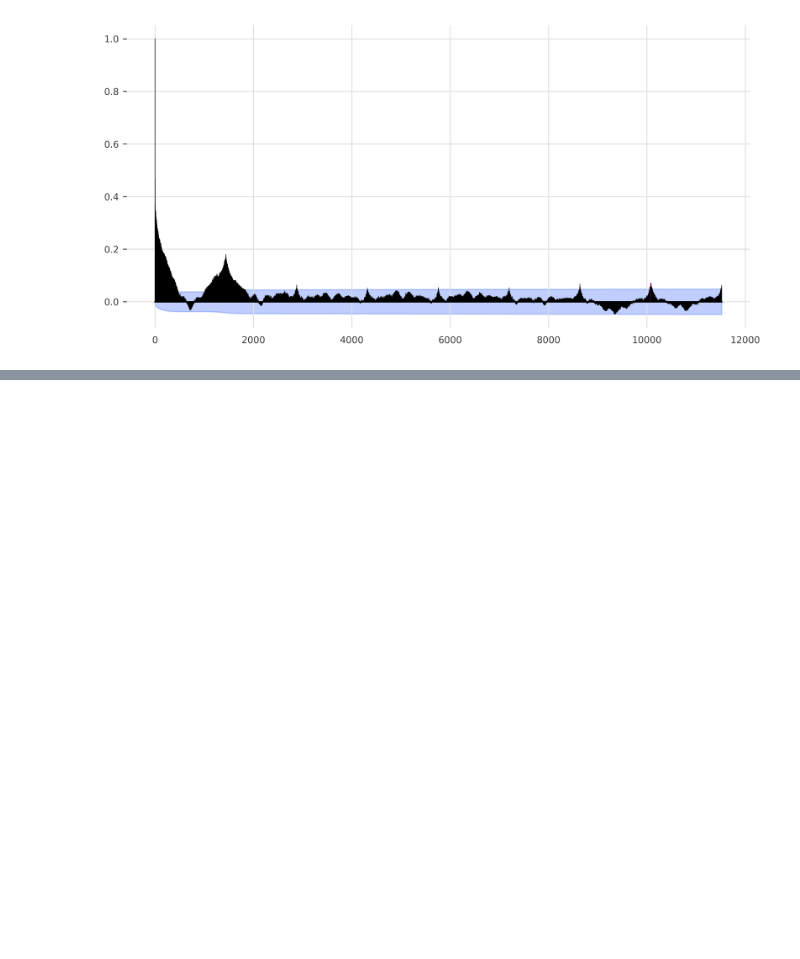
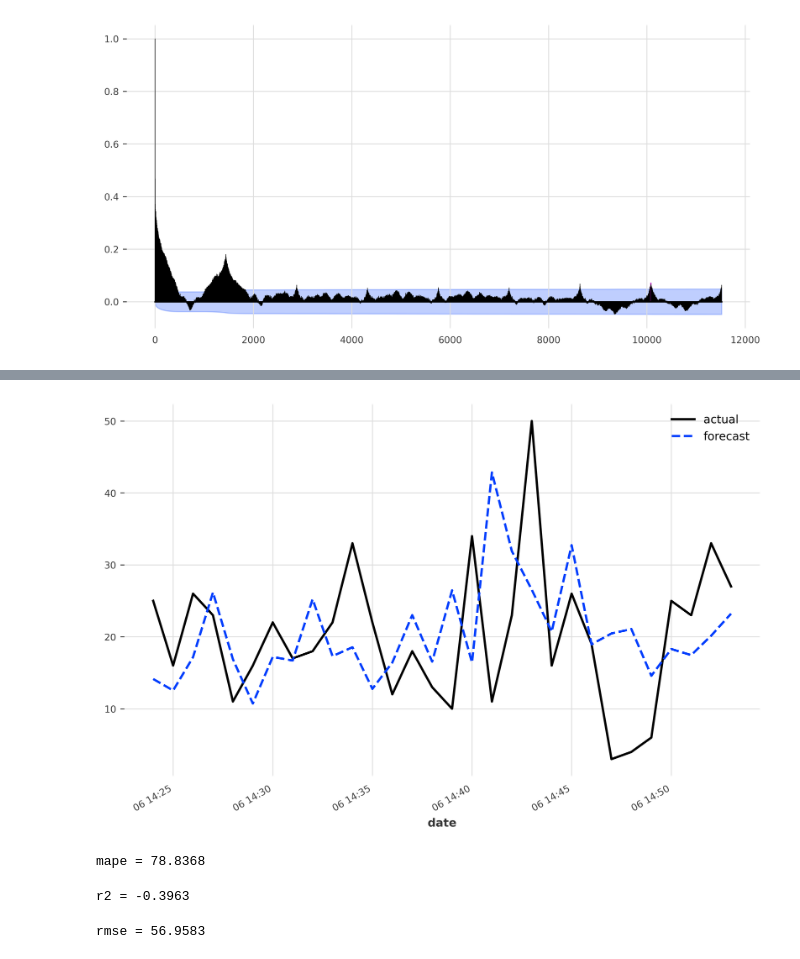
Before and after one commit to lizonglingo/clusterdate-trace-alibaba, a Jupyter notebook: gpu_claster/darts/N-BEATS.ipynb, the cells around one changed output, grey strips where cells are left out. Drawn from its saved outputs; the diff is of its cells as text; code cells hidden in the pictures; blank space fills up the shorter version.

Commit message:
feat: new trained model

```diff
--- a/gpu_claster/darts/N-BEATS.ipynb
+++ b/gpu_claster/darts/N-BEATS.ipynb
@@ -561,7 +561,7 @@ pred.plot(label="forecast")
 # %% [markdown]
 ## 用60天数据训练
 # %%
-df_job_of_min60 = before_nday_min(60, df_job_of_min)
+df_job_of_min60 = before_nday_min(7, df_job_of_min)
 df_job_of_min60["date"] = pd.Timestamp("2022-01-01") + pd.to_timedelta(df_job_of_min60['minofyear'], "m")
 # %% [output]
 A value is trying to be set on a copy of a slice from a DataFrame.
@@ -611,11 +611,11 @@ dataset_min60 = TimeSeries.from_dataframe(
     value_cols='job_name',
     fill_missing_dates=True,
     freq='T',
-    fillna_value=13, # 用均值进行填充
+    fillna_value=12, # 用均值进行填充
 )
 
 # 划分训练集和测试集
-train_min60, val_min60 = dataset_min60.split_before(0.9)
+train_min60, val_min60 = dataset_min60.split_before(0.8)
 plt.figure(figsize=(20, 6))
 train_min60.plot()
 val_min60.plot()
@@ -637,7 +639,7 @@ check_seasonality(dataset_min60, m=(24*60), max_lag=(25*60))
 # %%
 from darts.models import NBEATSModel
 
-model = NBEATSModel(input_chunk_length=120, output_chunk_length=30, random_state=42)
+model = NBEATSModel(input_chunk_length=60, output_chunk_length=10, random_state=42)
 
 model.fit([train_min60], epochs=100, verbose=True)
 # %% [output]
@@ -661,6 +666,7 @@ model.fit([train_min60], epochs=100, verbose=True)
 # %%
-pred = model.predict(series=train_min1, n=15)
-
+pred = model.predict(series=train_min60, n=30)
 plt.figure(figsize=(10, 6))
-val_min1.plot(label="actual")
-pred.plot(label="forecast")
+val_min60.head(30).plot(label="actual")
+pred.plot(label="forecast", linestyle='--')
+# %% [output]
+[figure, added]
@@ -666,0 +678,11 @@ pred.plot(label="forecast")
+# %%
+m = mape(val_min60.head(30), pred, verbose=True)
+print("mape = %.4f" % m)
+r2 = r2_score(val_min60.head(30), pred, verbose=True)
+print("r2 = %.4f" % r2)
+rmse = coefficient_of_variation(val_min60.head(30), pred, verbose=True)
+print("rmse = %.4f" % rmse)
+# %% [output]
+mape = 78.8368
+r2 = -0.3963
+rmse = 56.9583
```
Also changed, not shown: parts of 8 cells of this notebook, 1 other file.
